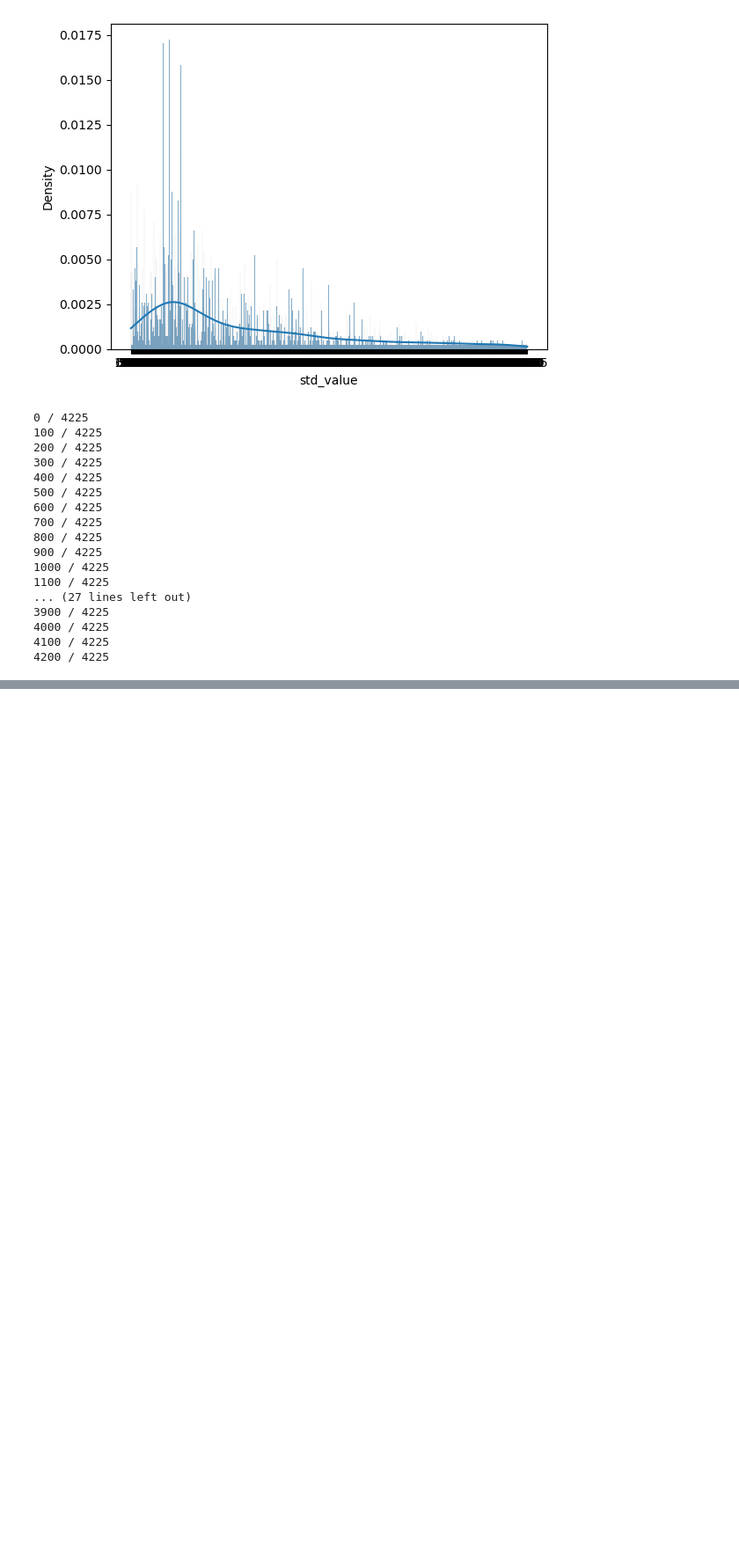
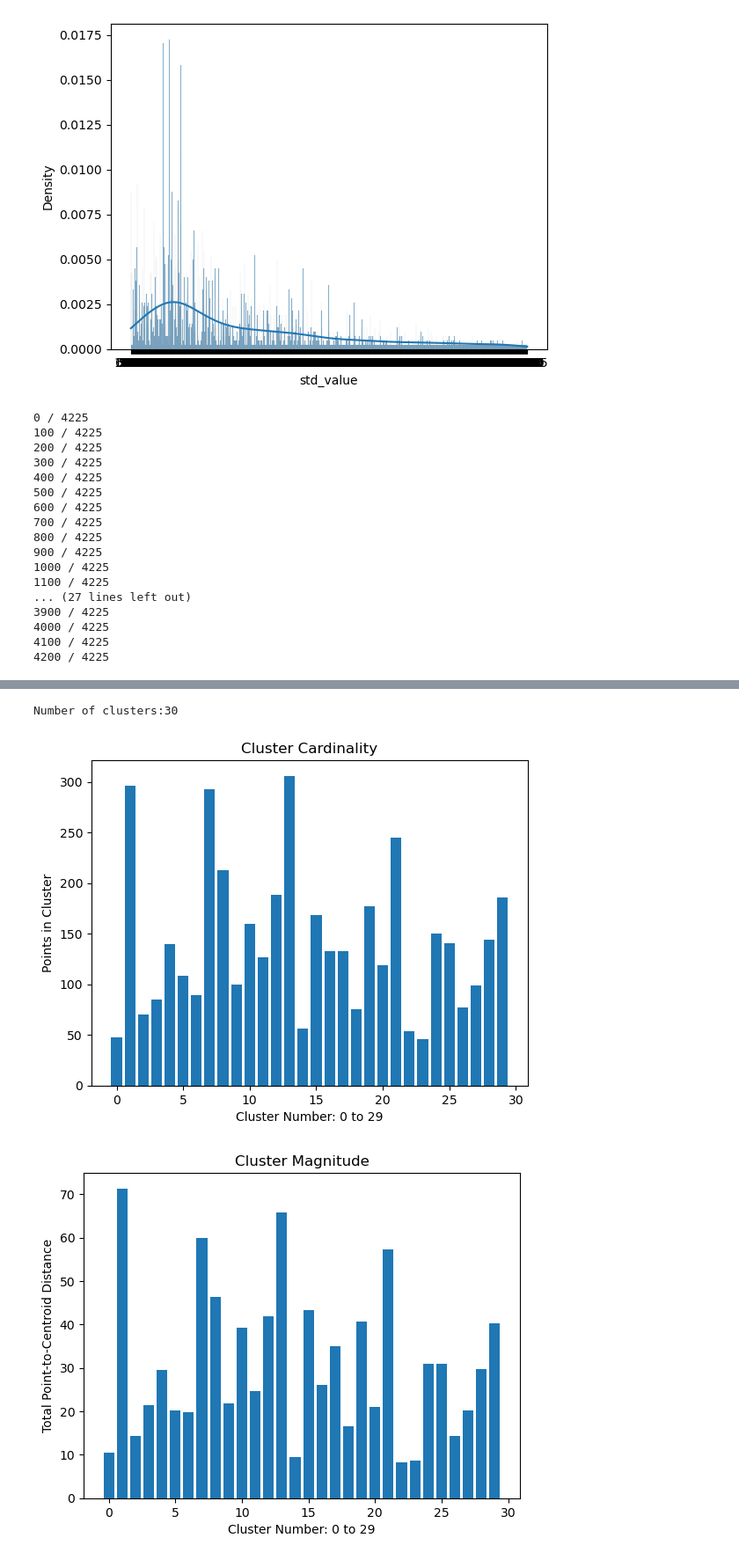
Before and after one commit to Limexcyan/Klastrowanie-publicznych-baz-zwi-zk-w, a Jupyter notebook: Mockup_clustering.ipynb, the cells around one changed output, grey strips where cells are left out. Shown: that part at 88% size. Cells and saved outputs as stored; diff of their text form; code cells hidden in the pictures; blank space fills up the shorter version.

```diff
--- a/Mockup_clustering.ipynb
+++ b/Mockup_clustering.ipynb
@@ -323,0 +373,6 @@ interactive(children=(IntSlider(value=0, description='cid', max=29), Text(value=
+# %%
+clusterQualityMetrics(data_process)
+# %% [output]
+Number of clusters:30
+[figure, added]
+[figure, added]
```
Also changed, not shown: parts of 11 cells of this notebook.
